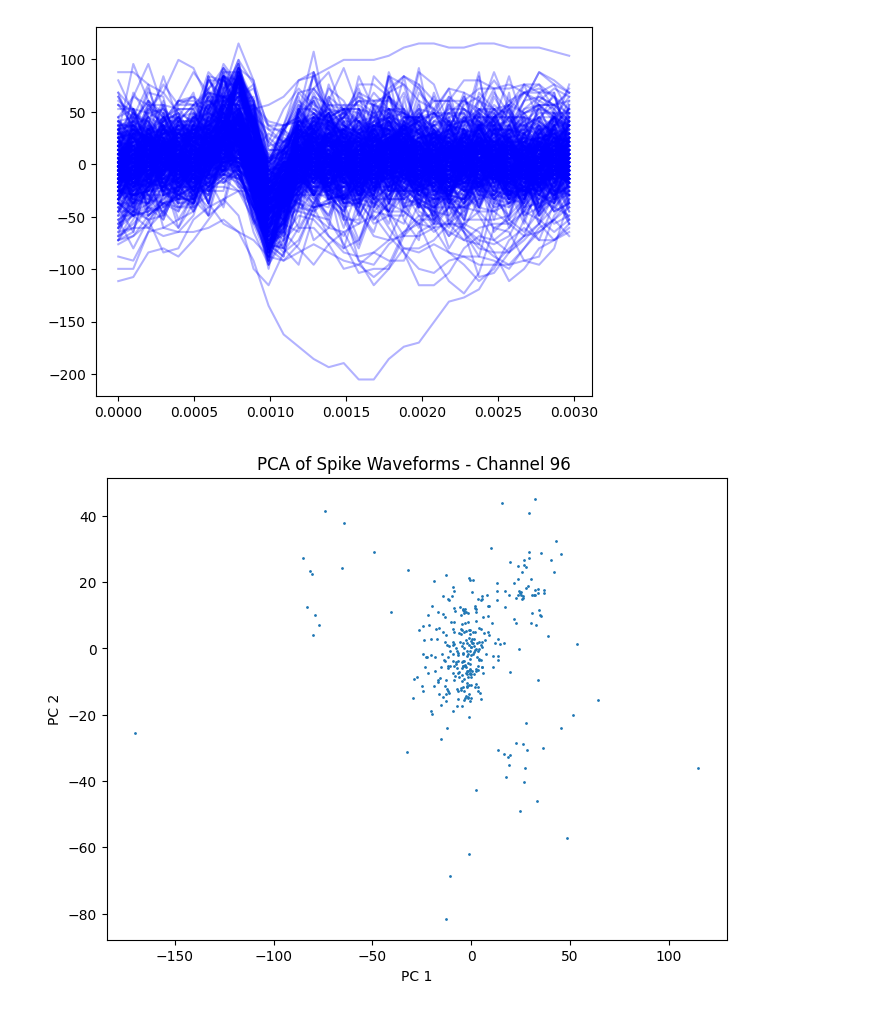
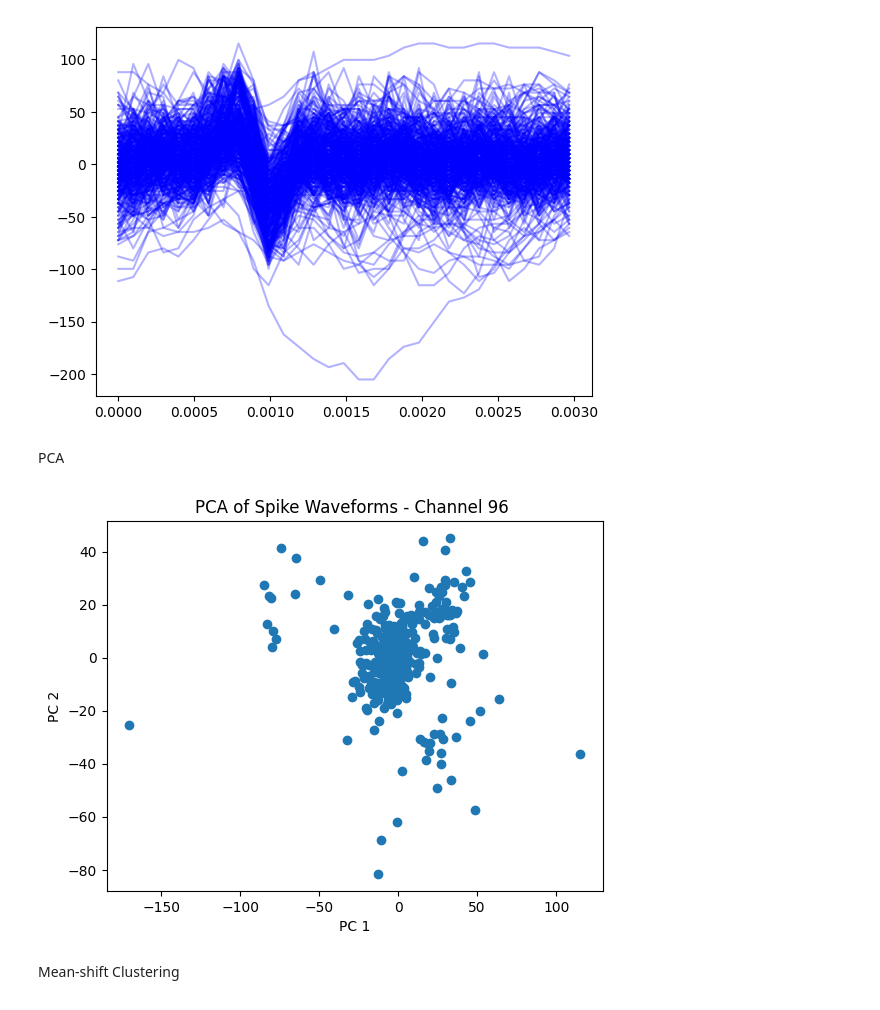
Before and after one commit to diiivyaa/spike2mat, a Jupyter notebook: src/heatmap2img.ipynb, the cells around one changed output. Cells and saved outputs as stored; diff of their text form; code cells hidden in the pictures.

```diff
--- a/src/heatmap2img.ipynb
+++ b/src/heatmap2img.ipynb
@@ -4,8 +4,8 @@ import numpy as np
 import matplotlib.pyplot as plt
 # %%
 # define variables
-fileDirectory = 'C:\\Users\\Admin\\UniBE\\data\\220525_530_19_1b_DRC470_02' # 150525_530_15_1a_DRC470_02
-fileName = '220525_530_19_1b_DRC470_02_2.bxr' # '150525_530_15_1a_DRC470_02.bxr'
+fileDirectory = 'C:\\Users\\Admin\\UniBE\\data\\130225' # 150525_530_15_1a_DRC470_02
+fileName = '021325_case6_DRC470_03_thre6.bxr' # '150525_530_15_1a_DRC470_02.bxr'
 wellID = 'Well_A1' # identifier of chip well to be analysed
 
 # open the BXR file
@@ -106,22 +106,22 @@ cv2.destroyAllWindows()
 # %%
 # Contour detection
 img_copy = img.copy()
-gray = cv2.cvtColor(img_copy, cv2.COLOR_BGR2GRAY)
+grey = cv2.cvtColor(img_copy, cv2.COLOR_BGR2GRAY)
+blurred = cv2.GaussianBlur(grey, (5, 5), 0)
 
-_, thresholded = cv2.threshold(gray, 25, 255, cv2.THRESH_BINARY_INV)
-
-cv2.imshow("Thresholded", thresholded)
-cv2.waitKey(0)  # Wait for any key press to close the window
-cv2.destroyAllWindows()
+_, thresholded = cv2.threshold(blurred, 80, 255, cv2.THRESH_BINARY)
 
 # rectangular kernel (5x5)
 kernel = cv2.getStructuringElement(cv2.MORPH_ELLIPSE, (5, 5))    # General kernel size
 cleaned = cv2.morphologyEx(thresholded, cv2.MORPH_OPEN, kernel)  # Remove noise
 closed = cv2.morphologyEx(cleaned, cv2.MORPH_CLOSE, kernel)      # Fill gaps
 
+cv2.imshow("Thresholded", thresholded)
+cv2.waitKey(0)  # Wait for any key press to close the window
+cv2.destroyAllWindows()
+
 # Find contours
-inverted = cv2.bitwise_not(thresholded)
-contours, _ = cv2.findContours(inverted, cv2.RETR_EXTERNAL, cv2.CHAIN_APPROX_NONE)
+contours, _ = cv2.findContours(thresholded, cv2.RETR_EXTERNAL, cv2.CHAIN_APPROX_NONE)
 
 for contour in contours:
     area = cv2.contourArea(contour)
@@ -135,7 +135,7 @@ cv2.imwrite('contours.png', cv2.cvtColor(overlay, cv2.COLOR_RGB2BGR))
 cv2.waitKey(0)
 cv2.destroyAllWindows()
 
-for point in best_contour:
-        x, y = point[0]  # point is [[x, y]]
-        print(f"({x}, {y})")
+# for point in best_contour:
+#         x, y = point[0]  # point is [[x, y]]
+#         print(f"({x}, {y})")
 # %% [output]
@@ -210,6 +200,8 @@ for waveform in waveformData:
     plt.plot(x, y, color='blue', alpha=0.3)
 # %% [output]
 [figure]
+# %% [markdown]
+PCA
 # %%
 from sklearn.decomposition import PCA
 pca = PCA(n_components=3)
@@ -217,9 +210,11 @@ pcs = pca.fit_transform(waveformData)
 # %%
-plt.figure(figsize=(8,6))
-plt.scatter(pcs[:, 0], pcs[:, 1], s=1)
+plt.figure()
+plt.scatter(pcs[:, 0], pcs[:, 1])
 plt.xlabel('PC 1')
 plt.ylabel('PC 2')
 plt.title(f'PCA of Spike Waveforms - Channel {chIdx} ')
 plt.show()
 # %% [output]
-[figure, old version]
+[figure, new version]
+# %% [markdown]
+Mean-shift Clustering
```
Also changed, not shown: parts of 8 cells of this notebook, 3 other files.
